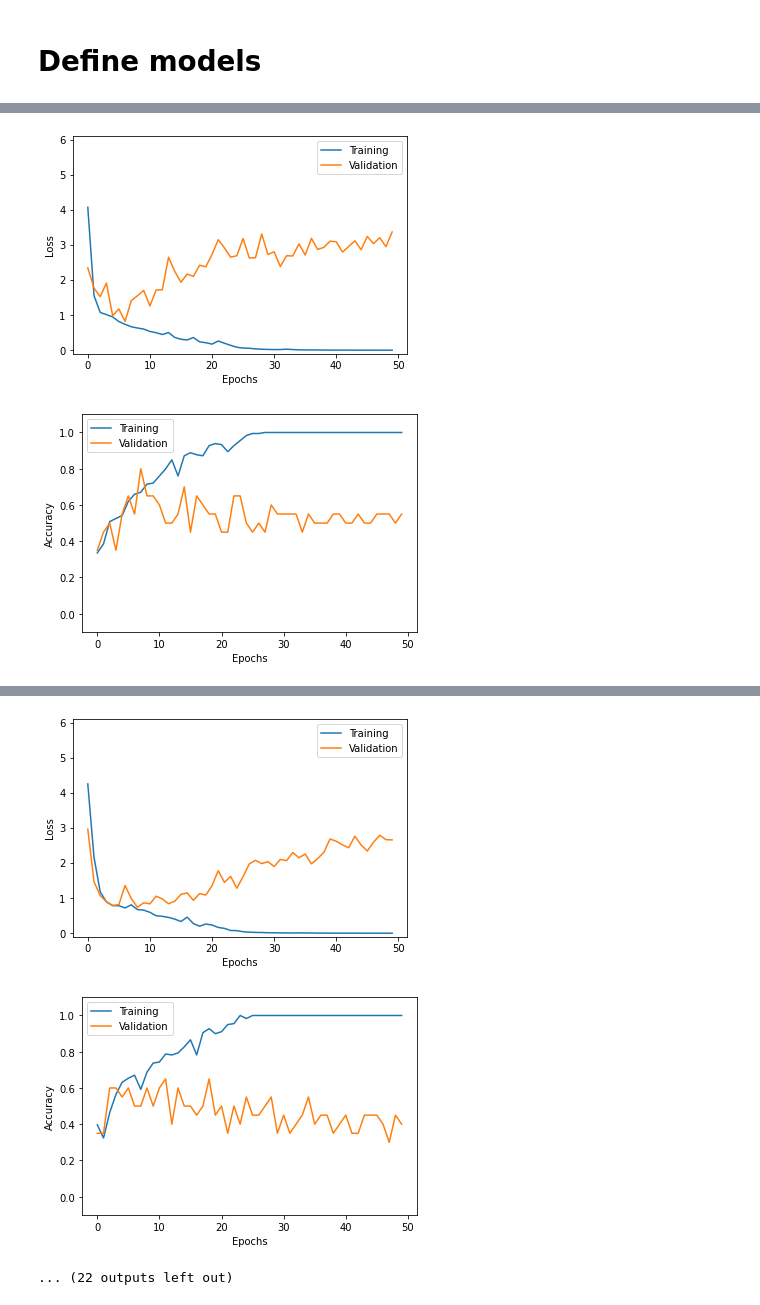
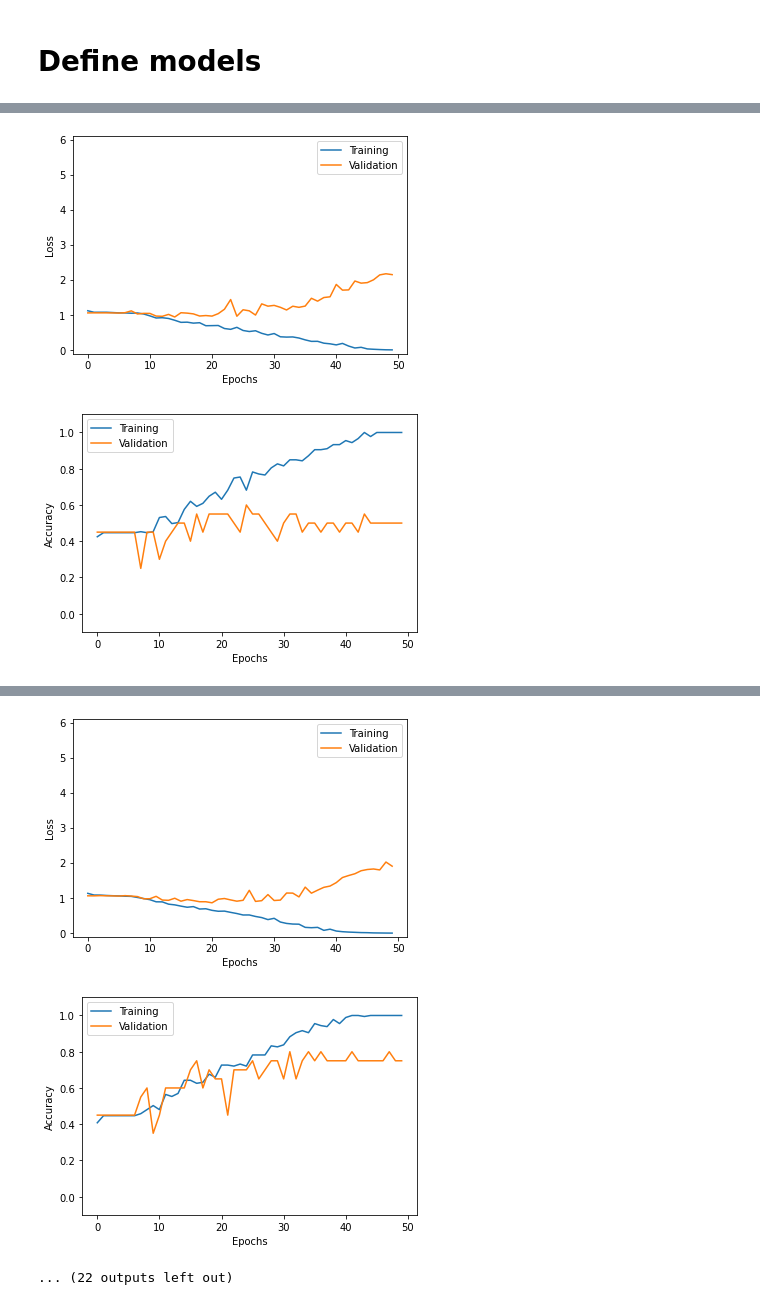
Before and after one commit to Angelvj/Alzheimer-disease-classification, a Jupyter notebook: code/main.ipynb, the cells around one changed output, grey strips where cells are left out. Saved outputs shown, nothing was run; the diff lists cells and outputs as text; code cells hidden in the pictures.

```diff
--- a/code/main.ipynb
+++ b/code/main.ipynb
@@ -265,10 +261,10 @@ def cross_validate(model, x_train, y_train, num_folds, opt, batch_size, epochs,
             print(f'Entrenando para el fold {fold_no} ...')
 
         history = model.fit(x_train[kfold_train],
-                            k.utils.to_categorical(y_train[kfold_train]),
+                            to_categorical(y_train[kfold_train]),
                             batch_size= batch_size,
                             epochs=epochs, verbose = verbose,
-                            validation_data = (x_train[kfold_test], k.utils.to_categorical(y_train[kfold_test]))
+                            validation_data = (x_train[kfold_test], to_categorical(y_train[kfold_test]))
                             )
 
         if show_history:
@@ -282,8 +278,8 @@ def cross_validate(model, x_train, y_train, num_folds, opt, batch_size, epochs,
             mean_history[3] += history.history['val_accuracy']
 
         # Calculamos la bondad del modelo para el fold reservado para testing
-        scores = model.evaluate(x_train[kfold_test], k.utils.to_categorical(y_train[kfold_test]), verbose=0)
-        scores_train = model.evaluate(x_train[kfold_train], k.utils.to_categorical(y_train[kfold_train]), verbose=0)
+        scores = model.evaluate(x_train[kfold_test], to_categorical(y_train[kfold_test]), verbose=0)
+        scores_train = model.evaluate(x_train[kfold_train], to_categorical(y_train[kfold_train]), verbose=0)
 
         # Vamos guardando el accuracy y pérdida para cada fold
         acc_per_fold.append(scores[1])
@@ -564,6 +551,43 @@ def get_model_two(width=79, height=95, depth=68):
     model = k.Model(inputs, outputs, name="model_2")
     return model
 
+
+def get_model_three(width=79, height=95, depth=68):
+    inputs = k.Input((width, height, depth, 1))
+
+    # x = BatchNormalization(renorm=0)(inputs)
+    x = Conv3D(filters=16, kernel_size=3, activation="relu")(inputs)
+    x = BatchNormalization(renorm=0)(x)
+    x = Conv3D(filters=16, kernel_size=3, activation="relu")(x)
+    x = MaxPooling3D(pool_size=2)(x)
+
+    x = BatchNormalization(renorm=0)(x)
+    x = Conv3D(filters=16, kernel_size=3, activation="relu")(x)
+    x = BatchNormalization(renorm=0)(x)
+    x = Conv3D(filters=16, kernel_size=3, activation="relu")(x)
+    x = MaxPooling3D(pool_size=2)(x)
+
+    x = BatchNormalization(renorm=0)(x)
+    x = Conv3D(filters=32, kernel_size=3, activation="relu")(x)
+    x = BatchNormalization(renorm=0)(x)
+    x = Conv3D(filters=32, kernel_size=3, activation="relu")(x)
+    x = MaxPooling3D(pool_size=2)(x)
+
+    x = BatchNormalization(renorm=0)(x)
+    x = Conv3D(filters=32, kernel_size=3, activation="relu")(x)
+    x = BatchNormalization(renorm=0)(x)
+    x = Conv3D(filters=32, kernel_size=3, activation="relu")(x)
+    x = MaxPooling3D(pool_size=2)(x)
+
+    x = Flatten()(x)
+    x = Dropout(0.4)(x)
+    x = Dense(units=256, activation="relu")(x)
+
+    outputs = Dense(units=3, activation="softmax")(x)
+
+    model = k.Model(inputs, outputs, name="model_3")
+    return model
+
 # Fit model to data
 # Batch size of 16 as a standard starting point: https://machinelearningmastery.com/gentle-introduction-mini-batch-gradient-descent-configure-batch-size/ ?
 
@@ -588,9 +612,10 @@ def get_model_two(width=79, height=95, depth=68):
 print('\n --------------- MODELO 2 ------------------\n')
 model = get_model_two()
 model.summary()
-results = cross_validate(model, X_train_n, y_train, 10, k.optimizers.Adam(lr=0.0001), 4, 50,
+results = cross_validate(model, X_train, y_train, 10, k.optimizers.Adam(learning_rate=0.0001), 4, 50,
                verbose = 1, show_history = True, label_smoothing=0)
 print(results)
+
 keras.backend.clear_session()
 
 
@@ -662,2 +687,2 @@ Epoch 50/50
-[figure, old version]
+[figure, new version]
-[figure, old version]
+[figure, new version]
@@ -681,3 +706,3 @@ Epoch 50/50
-[figure, old version]
+[figure, new version]
-[figure, old version]
+[figure, new version]
 ... (22 outputs left out)
```
Also changed, not shown: parts of 7 cells of this notebook.
